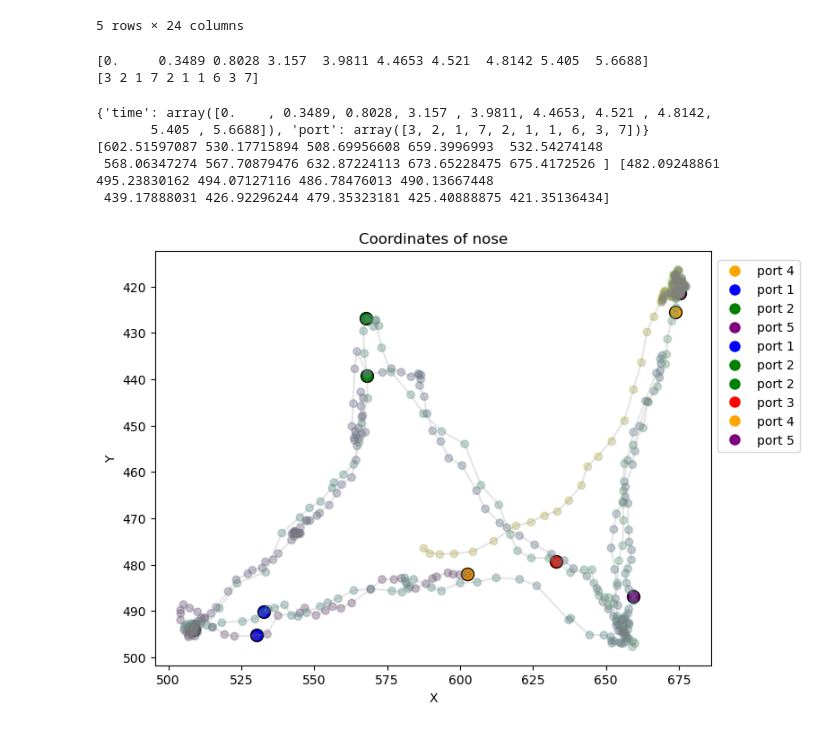
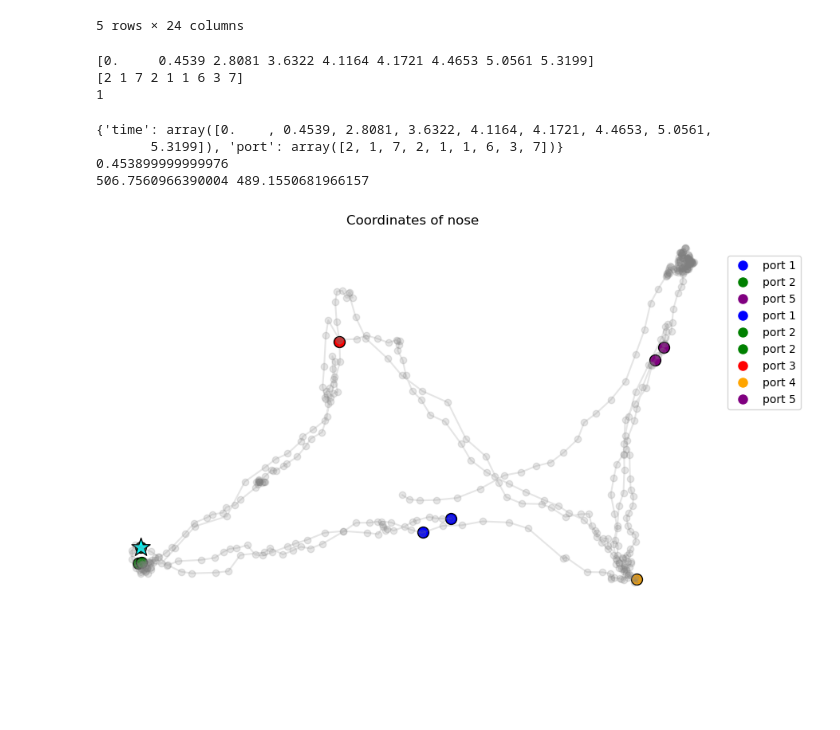
Before and after one commit to sthitapati/sequence_analysis, a Jupyter notebook: notebooks/tracking_DLS.ipynb, the cells around one changed output. Drawn from its saved outputs; the diff is of its cells as text; code cells hidden in the pictures; blank space fills up the shorter version.

```diff
--- a/notebooks/tracking_DLS.ipynb
+++ b/notebooks/tracking_DLS.ipynb
@@ -465,21 +472,33 @@ trial_df_keys.head()
 # %%
 # get the port events for the trial in timestamps
 
-port_times = trial_df['start_poke_in_timestamp'].values
+port_times = trimmed_trial_df['start_poke_in_timestamp'].values
 port_times = port_times - port_times[0]
 print(port_times)
 
 # get the port numbers for the trial
-port_numbers = trial_df['start_poke_port'].values
+port_numbers = trimmed_trial_df['start_poke_port'].values
 print(port_numbers)
 
 # create a dictionary with port numbers as keys and port names as values
 port_dict = {2: 'port 1', 1: 'port 2', 6: 'port 3', 3: 'port 4', 7: 'port 5', 4: 'port x', 5: 'port y', 8: 'port z'}
 
 port_colors = {2: 'blue', 1: 'green', 6: 'red', 3: 'orange', 7: 'purple', 4: 'brown', 5: 'pink', 8: 'grey'}
+
+stim_port = None
+# get the stim_time for the trial if it exists
+if trimmed_trial_df['opto_condition'].values[0] == 1:
+    stim_port_value = trimmed_trial_df['opto_stimulated_port'].values[0]
+    # convert stim_portvalue to fomrat of value in port_dict
+    dict_port = {2:1, 1:2, 6:3, 3:4, 7:5, 4:6, 5:7, 8:8}
+
+    # get the index of the stim_port in port_numbers
+    stim_port = dict_port[stim_port_value]
+    print(stim_port)
 # %% [output]
-[0.     0.3489 0.8028 3.157  3.9811 4.4653 4.521  4.8142 5.405  5.6688]
-[3 2 1 7 2 1 1 6 3 7]
+[0.     0.4539 2.8081 3.6322 4.1164 4.1721 4.4653 5.0561 5.3199]
+[2 1 7 2 1 1 6 3 7]
+1
 # %%
 # takle the centroid of 3 bpdy parts for x_data and y_data
 x_nose = trial_df_keys['nose', 'x']
@@ -506,42 +531,56 @@ time_data = trial_df_keys.index.get_level_values(0).to_numpy()
 # make the first time point 0
 time_data = time_data - time_data[0]
 # print(time_data)
 # convert time_data to seconds considering the frame rate 60fps
 time_data_seconds = time_data / 60
 
 # get the x, y co-ordinates for the port times
 port_x = np.interp(port_times, time_data_seconds, x_data)
 port_y = np.interp(port_times, time_data_seconds, y_data)
-print(port_x, port_y)
+# print(port_x, port_y)
+
+# if stim_time exists, get the x, y co-ordinates for the stim_time
+if stim_port:
+    # stim_time = port_times at which port_number == stim_port first occurs
+    stim_time = port_times[port_numbers == stim_port][0]
+
+    print(stim_time)
+
+    stim_x = np.interp(stim_time, time_data_seconds, x_data)
+    stim_y = np.interp(stim_time, time_data_seconds, y_data)
+    print(stim_x, stim_y)
 
 # colour the first and last points differently in a gradient
 colour = np.linspace(0, 1, len(x_data))
 
 
-plt.figure(figsize=(8, 6))  # Adjust figure size if needed
+plt.figure(figsize=(10, 6))  # Adjust figure size if needed
 plt.plot(x_data, y_data, marker='o', color='grey', alpha=0.2)
 # plot the port events
 for i, port in enumerate(port_numbers):
     plt.scatter(x=port_x[i], y=port_y[i], c=port_colors[port], label=port_dict[port], s=100, edgecolors='black', linewidths=1)
 
-plt.scatter(x_data, y_data, c=colour, cmap='viridis', alpha=0.2)
+if stim_port:
+    plt.scatter(x=stim_x, y=stim_y, c='cyan', label='stim', s=300, marker='*',edgecolors='black', linewidths=1)
+
 plt.title(f'Coordinates of {body_part}')
 # invert the y axis
 plt.gca().invert_yaxis()
 plt.xlabel('X')
 plt.ylabel('Y')
 # plot legends of port colours, just one legend for each port
 legend_elements = [Line2D([0], [0], marker='o', color='w', label=port_dict[port], markerfacecolor=port_colors[port], markersize=10) for port in port_numbers]
 # show legend outside the plot
 plt.legend(handles=legend_elements, loc='lower left', bbox_to_anchor=(1, 0.5))
+# remove axis
+plt.axis('off')
 plt.show()
 # %% [output]
-{'time': array([0.    , 0.3489, 0.8028, 3.157 , 3.9811, 4.4653, 4.521 , 4.8142,
-       5.405 , 5.6688]), 'port': array([3, 2, 1, 7, 2, 1, 1, 6, 3, 7])}
-[602.51597087 530.17715894 508.69956608 659.3996993  532.54274148
- 568.06347274 567.70879476 632.87224113 673.65228475 675.4172526 ] [482.09248861 495.23830162 494.07127116 486.78476013 490.13667448
- 439.17888031 426.92296244 479.35323181 425.40888875 421.35136434]
+{'time': array([0.    , 0.4539, 2.8081, 3.6322, 4.1164, 4.1721, 4.4653, 5.0561,
+       5.3199]), 'port': array([2, 1, 7, 2, 1, 1, 6, 3, 7])}
+0.453899999999976
+506.7560966390004 489.1550681966157
-[figure, old version]
+[figure, new version]
 # %%
 # linearize the x-data and y-data
 # plot time vs x and y
```
Also changed, not shown: parts of 9 cells of this notebook.
